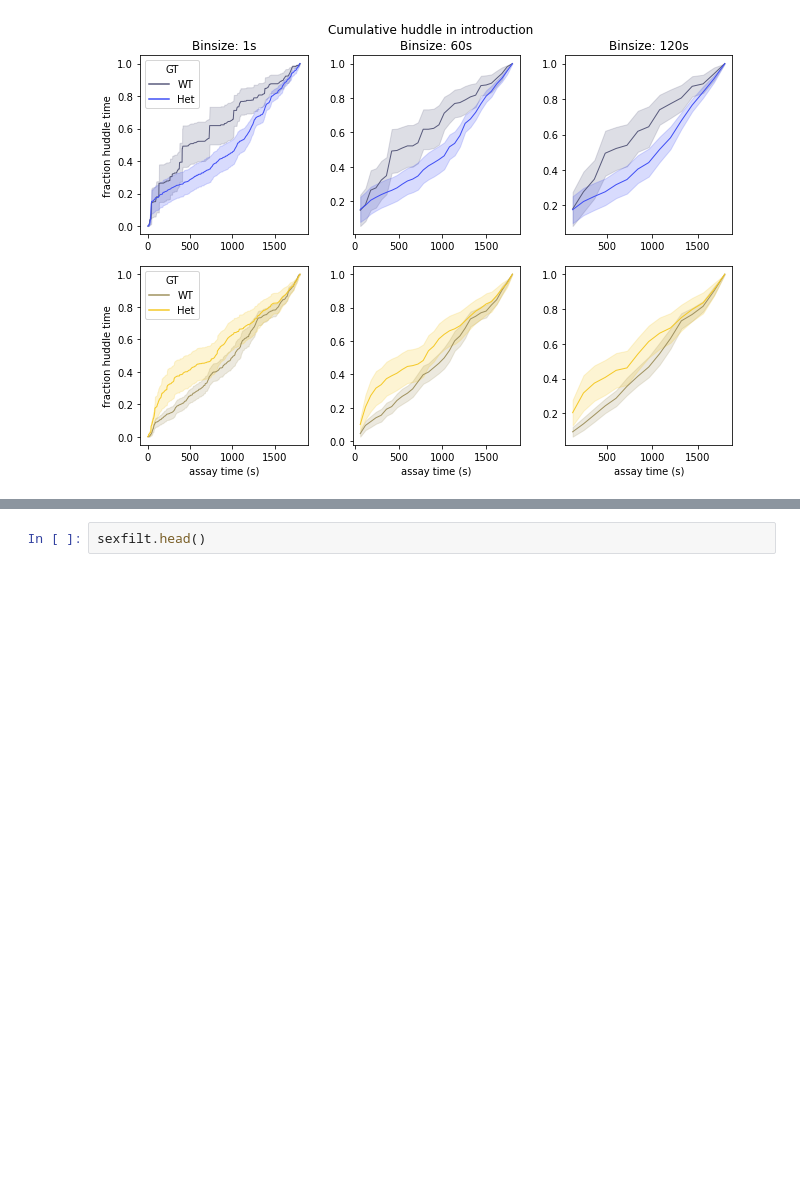
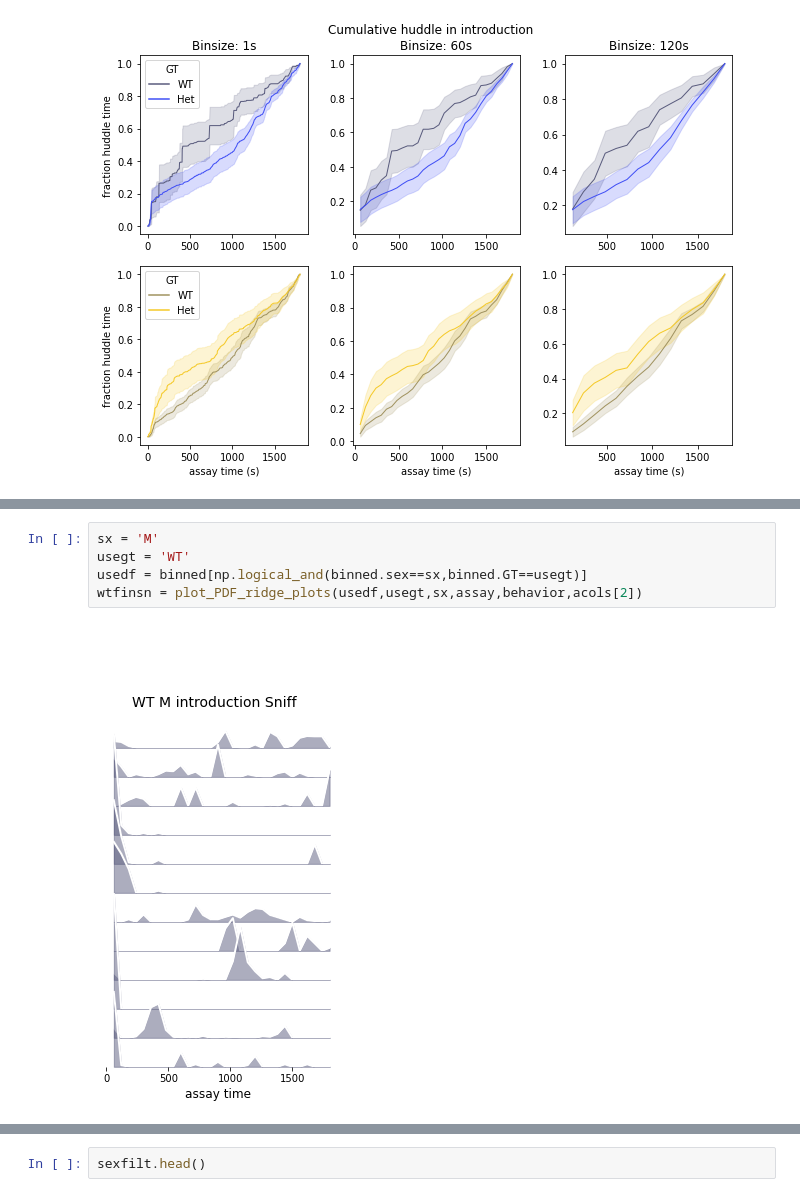
Before and after one commit to nhoglen/scn2a-paper-GWJSNH-code, a Jupyter notebook: 240820_pipeline_revisedCDFs.ipynb, the cells around one changed output, grey strips where cells are left out. Drawn from its saved outputs; the diff is of its cells as text; blank space fills up the shorter version.

```diff
--- a/240820_pipeline_revisedCDFs.ipynb
+++ b/240820_pipeline_revisedCDFs.ipynb
@@ -248,0 +315,7 @@ g.despine(bottom=True, left=True)
+# %%
+sx = 'M'
+usegt = 'WT'
+usedf = binned[np.logical_and(binned.sex==sx,binned.GT==usegt)]
+wtfinsn = plot_PDF_ridge_plots(usedf,usegt,sx,assay,behavior,acols[2])
+# %% [output]
+[figure, added]
```
Also changed, not shown: parts of 14 cells of this notebook.
